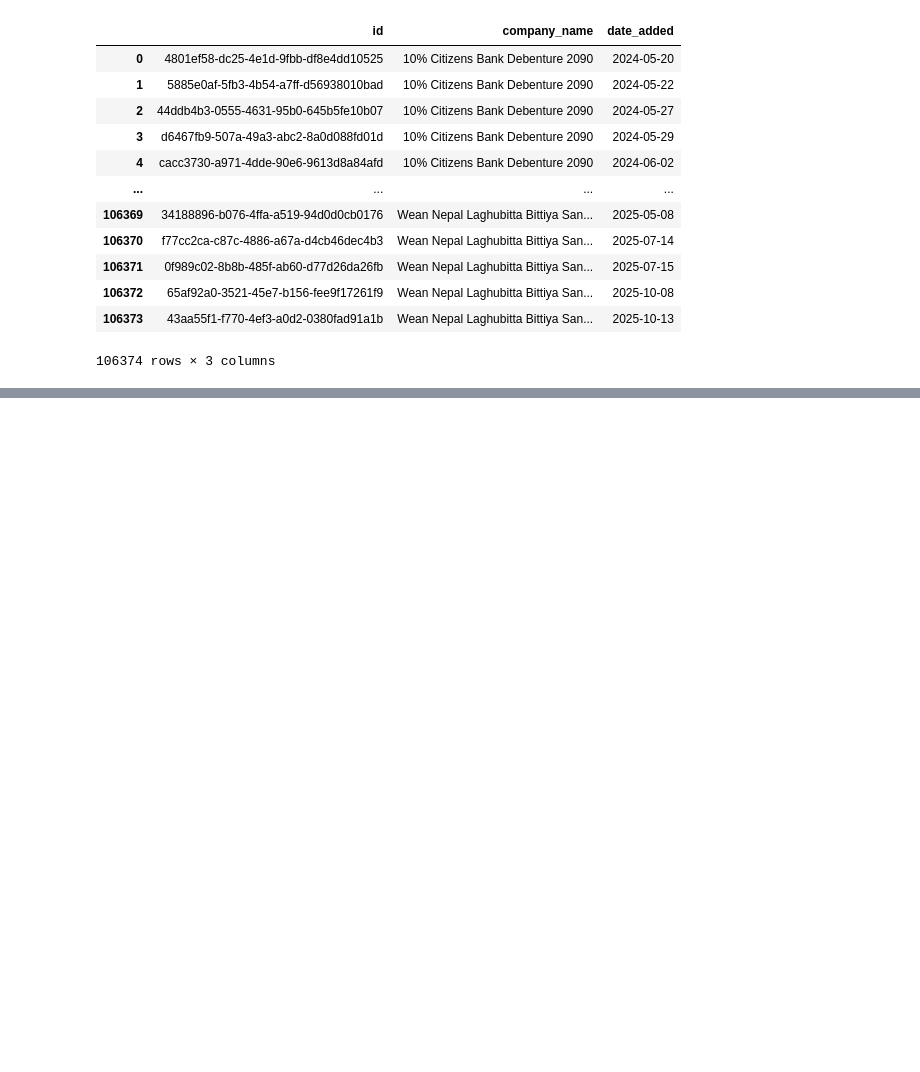
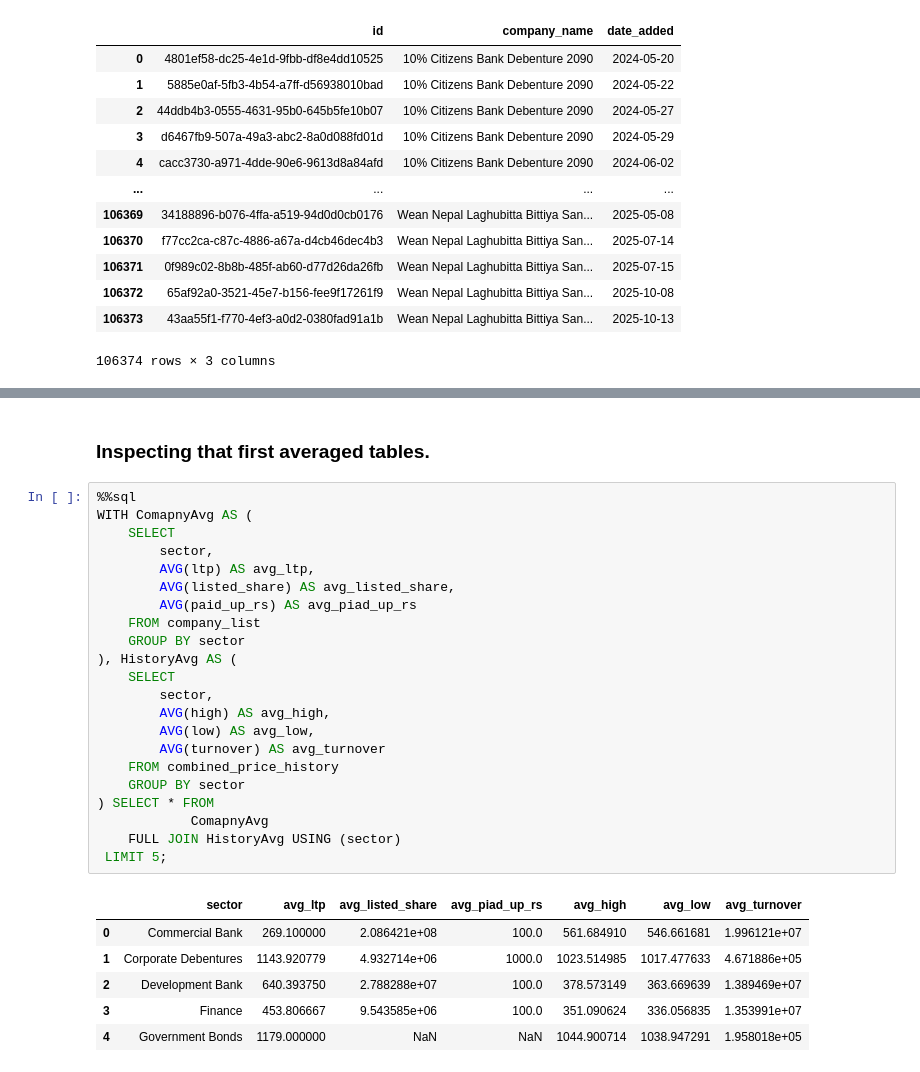
Before and after one commit to Aavash232311/BullsOfKathmandu, a Jupyter notebook: analysis.ipynb, the cells around one changed output, grey strips where cells are left out. Drawn from its saved outputs; the diff is of its cells as text; blank space fills up the shorter version.

```diff
--- a/analysis.ipynb
+++ b/analysis.ipynb
@@ -113,0 +159,31 @@ ORDER BY company_name, date_added;
+# %% [markdown]
+### Inspecting that first averaged tables.
+# %%
+%%sql
+WITH ComapnyAvg AS (
+    SELECT
+        sector,
+        AVG(ltp) AS avg_ltp,
+        AVG(listed_share) AS avg_listed_share,
+        AVG(paid_up_rs) AS avg_piad_up_rs
+    FROM company_list
+    GROUP BY sector
+), HistoryAvg AS (
+    SELECT
+        sector,
+        AVG(high) AS avg_high,
+        AVG(low) AS avg_low,
+        AVG(turnover) AS avg_turnover
+    FROM combined_price_history
+    GROUP BY sector
+) SELECT * FROM
+            ComapnyAvg
+    FULL JOIN HistoryAvg USING (sector)
+ LIMIT 5;
+# %% [output]
+|  | sector | avg_ltp | avg_listed_share | avg_piad_up_rs | avg_high | avg_low | avg_turnover |
+| 0 | Commercial Bank | 269.100000 | 2.086421e+08 | 100.0 | 561.684910 | 546.661681 | 1.996121e+07 |
+| 1 | Corporate Debentures | 1143.920779 | 4.932714e+06 | 1000.0 | 1023.514985 | 1017.477633 | 4.671886e+05 |
+| 2 | Development Bank | 640.393750 | 2.788288e+07 | 100.0 | 378.573149 | 363.669639 | 1.389469e+07 |
+| 3 | Finance | 453.806667 | 9.543585e+06 | 100.0 | 351.090624 | 336.056835 | 1.353991e+07 |
+| 4 | Government Bonds | 1179.000000 | NaN | NaN | 1044.900714 | 1038.947291 | 1.958018e+05 |
```
Also changed, not shown: parts of 3 cells of this notebook, 2 other files.
